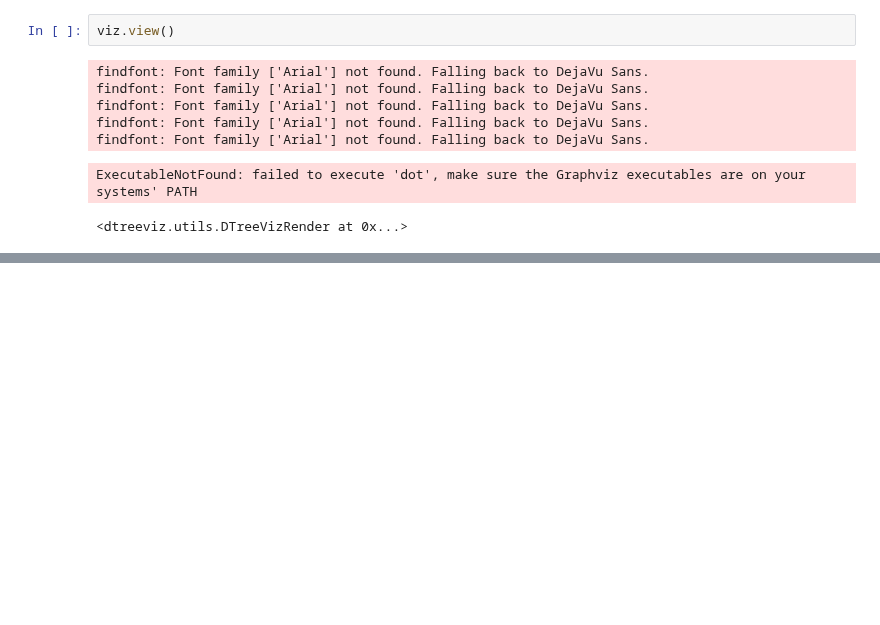
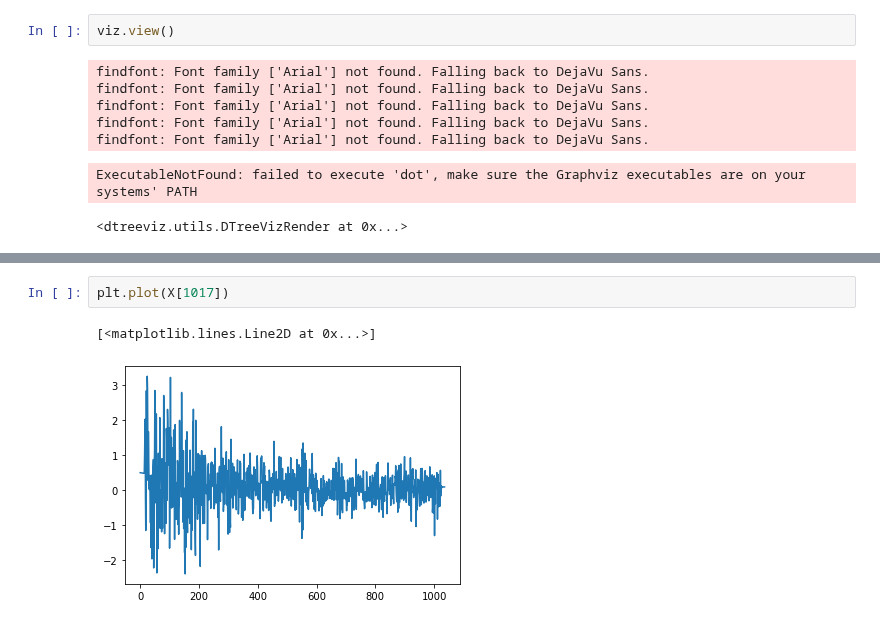
Before and after one commit to nickdavila/LAE-ML-Classification, a Jupyter notebook: Nick-RandomForest.ipynb, the cells around one changed output, grey strips where cells are left out. Drawn from its saved outputs; the diff is of its cells as text; blank space fills up the shorter version.

```diff
--- a/Nick-RandomForest.ipynb
+++ b/Nick-RandomForest.ipynb
@@ -215,0 +240,5 @@ ExecutableNotFound: failed to execute 'dot', make sure the Graphviz executables
+# %%
+plt.plot(X[1017])
+# %% [output]
+[<matplotlib.lines.Line2D at 0x...>]
+[figure, added]
```
Also changed, not shown: parts of 5 cells of this notebook.
